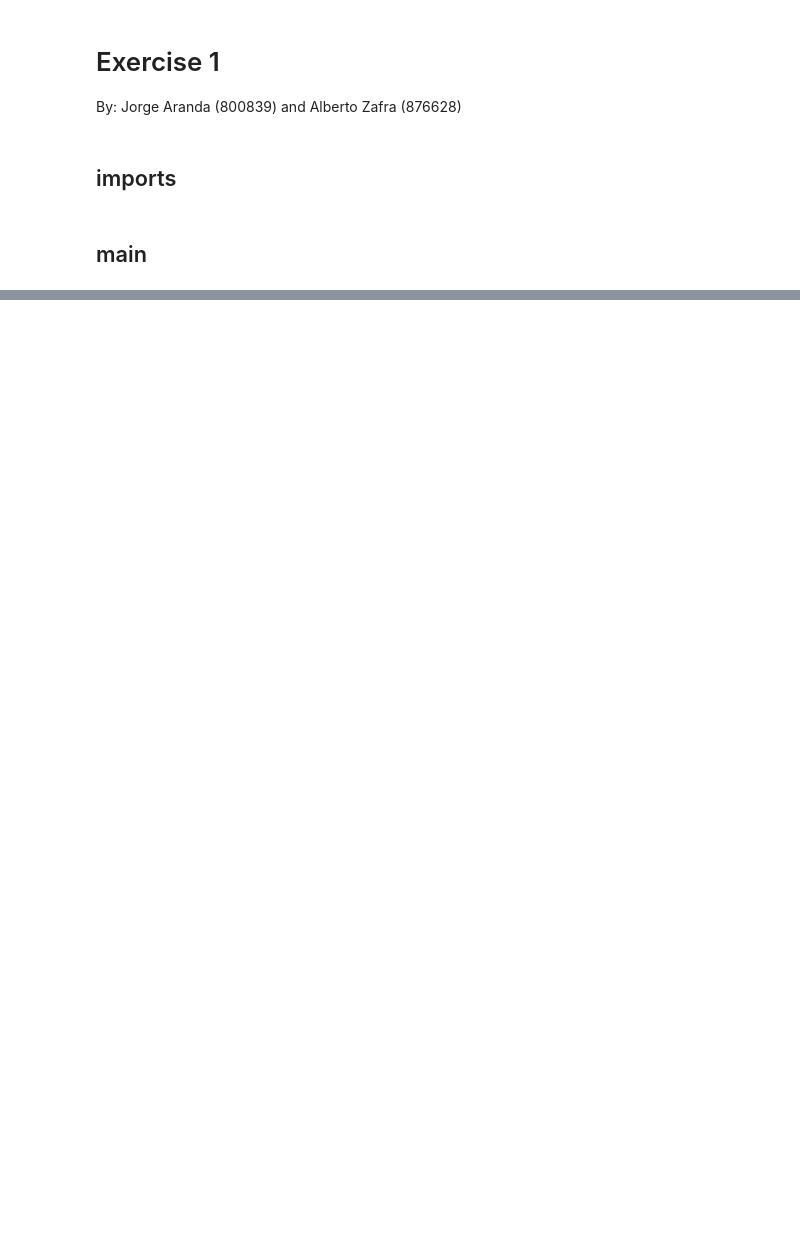
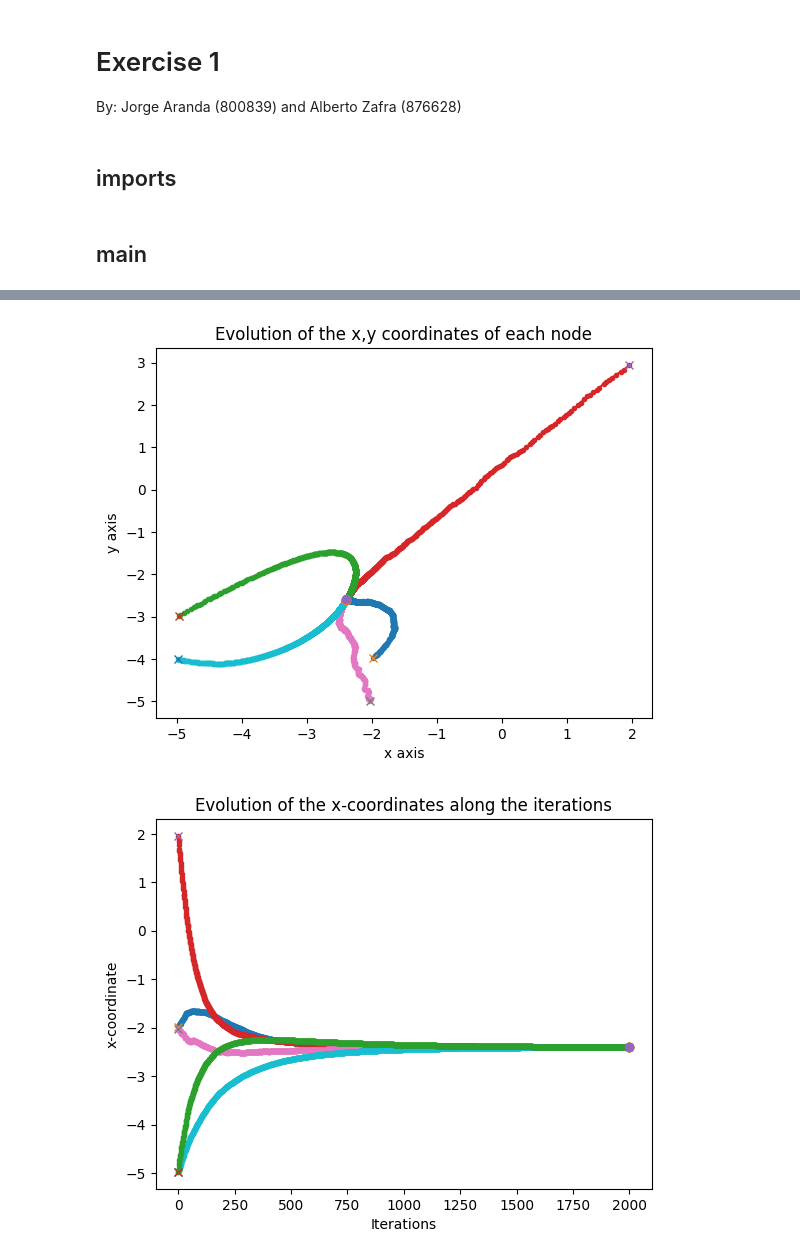
Before and after one commit to albertozafra7/MRS, a Jupyter notebook: Part2_Consensus/Lab/lab2.ipynb, the cells around one changed output, grey strips where cells are left out. Saved outputs shown, nothing was run; the diff lists cells and outputs as text; code cells hidden in the pictures; blank space fills up the shorter version.

Commit message:
plot ok, video no

```diff
--- a/Part2_Consensus/Lab/lab2.ipynb
+++ b/Part2_Consensus/Lab/lab2.ipynb
@@ -96,0 +63,8 @@ plt.show()
+# %%
+# Plot the results
+plotter.plot_evolutionxy(robot_evolution_x,robot_evolution_y)
+plotter.plot_evolutionx(robot_evolution_x)
+plotter.plot_evolutiony(robot_evolution_y)
+# %% [output]
+[figure, added]
+[figure, added]
```
Also changed, not shown: parts of 7 cells of this notebook, 1 other file.
